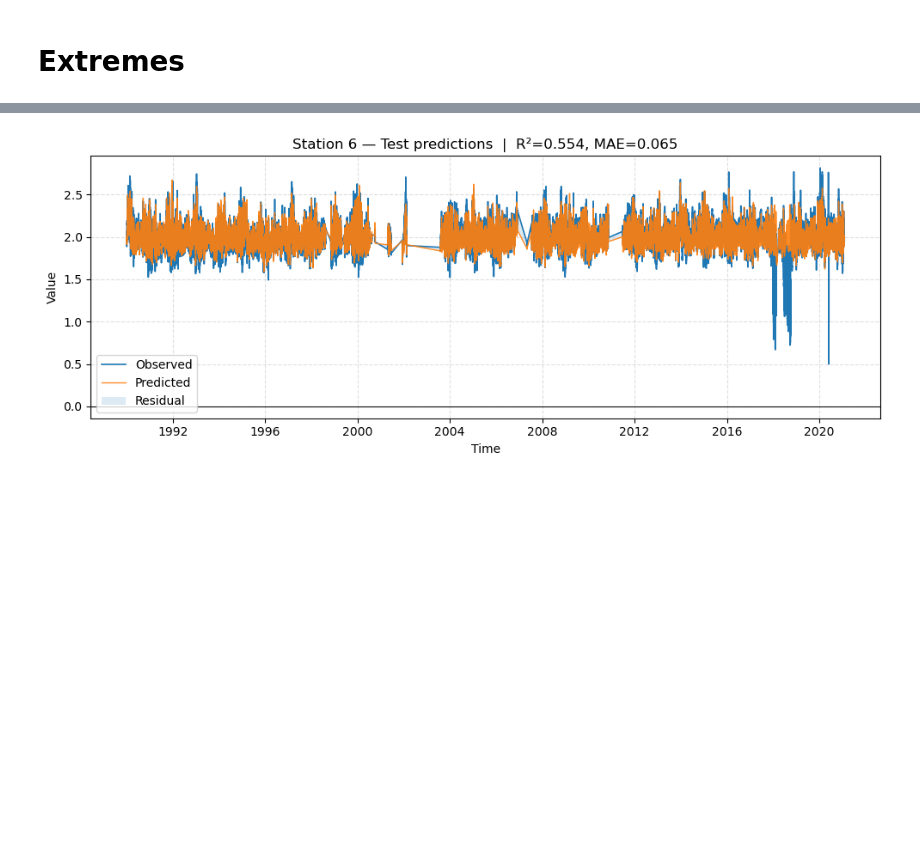
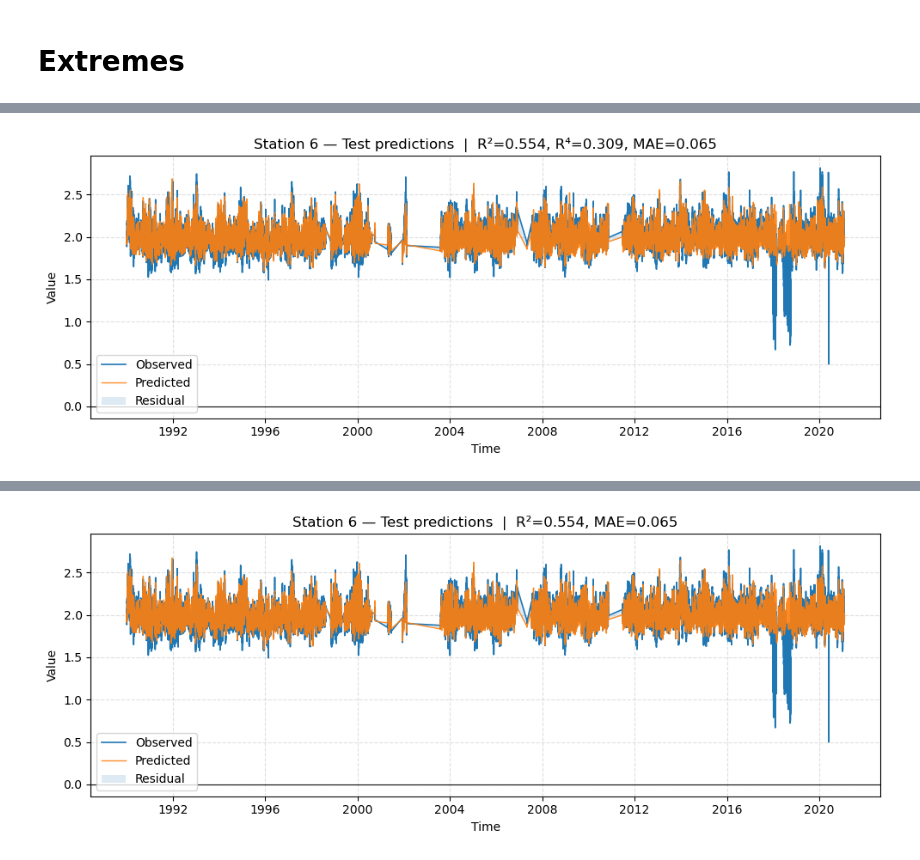
Before and after one commit to lisanneblok/ESL, a Jupyter notebook: notebooks/4_mlmodels/regression_transform.ipynb, the cells around one changed output, grey strips where cells are left out. Drawn from its saved outputs; the diff is of its cells as text; code cells hidden in the pictures; blank space fills up the shorter version.

```diff
--- a/notebooks/4_mlmodels/regression_transform.ipynb
+++ b/notebooks/4_mlmodels/regression_transform.ipynb
@@ -943,0 +1101,40 @@ plot_station_residuals(preds['station'].iloc[0], year=2003)
+# %%
+# === Build a preds dataframe for test set ===
+import matplotlib.pyplot as plt
+
+               # from evaluate_boxcox return
+# (Optional) ensure datetime for plotting
+if not np.issubdtype(preds["valid_time"].dtype, np.datetime64):
+    preds["valid_time"] = pd.to_datetime(preds["valid_time"])
+
+# === Plot function (with R4 shown too) ===
+from sklearn.metrics import r2_score, mean_absolute_error
+from scipy.stats import pearsonr
+
+def R4_score(y_true, y_pred):
+    r, _ = pearsonr(y_true, y_pred)
+    return r**4
+
+def plot_station_residuals(station_id):
+    g = preds[preds["station"] == station_id].sort_values("valid_time")
+    if g.empty:
+        print(f"No test rows for station {station_id}")
+        return
+    r2  = r2_score(g["y_true"], g["y_pred"])
+    mae = mean_absolute_error(g["y_true"], g["y_pred"])
+    r4  = R4_score(g["y_true"], g["y_pred"])
+
+    plt.figure(figsize=(10,4))
+    plt.plot(g["valid_time"], g["y_true"], label="Observed", lw=1.2)
+    plt.plot(g["valid_time"], g["y_pred"], label="Predicted", lw=1.0, alpha=0.9)
+    plt.fill_between(g["valid_time"], g["y_pred"], g["y_true"], alpha=0.15, label="Residual")
+    plt.axhline(0, color="k", lw=0.8)
+    plt.title(f"Station {station_id} — Test predictions  |  R²={r2:.3f}, R⁴={r4:.3f}, MAE={mae:.3f}")
+    plt.xlabel("Time"); plt.ylabel("Value"); plt.grid(True, ls="--", alpha=0.4)
+    plt.legend(); plt.tight_layout(); plt.show()
+
+# Example:
+first_station = preds["station"].iloc[0]
+plot_station_residuals(first_station)
+# %% [output]
+[figure, added]
```
Also changed, not shown: parts of 6 cells of this notebook, 5 other files.
